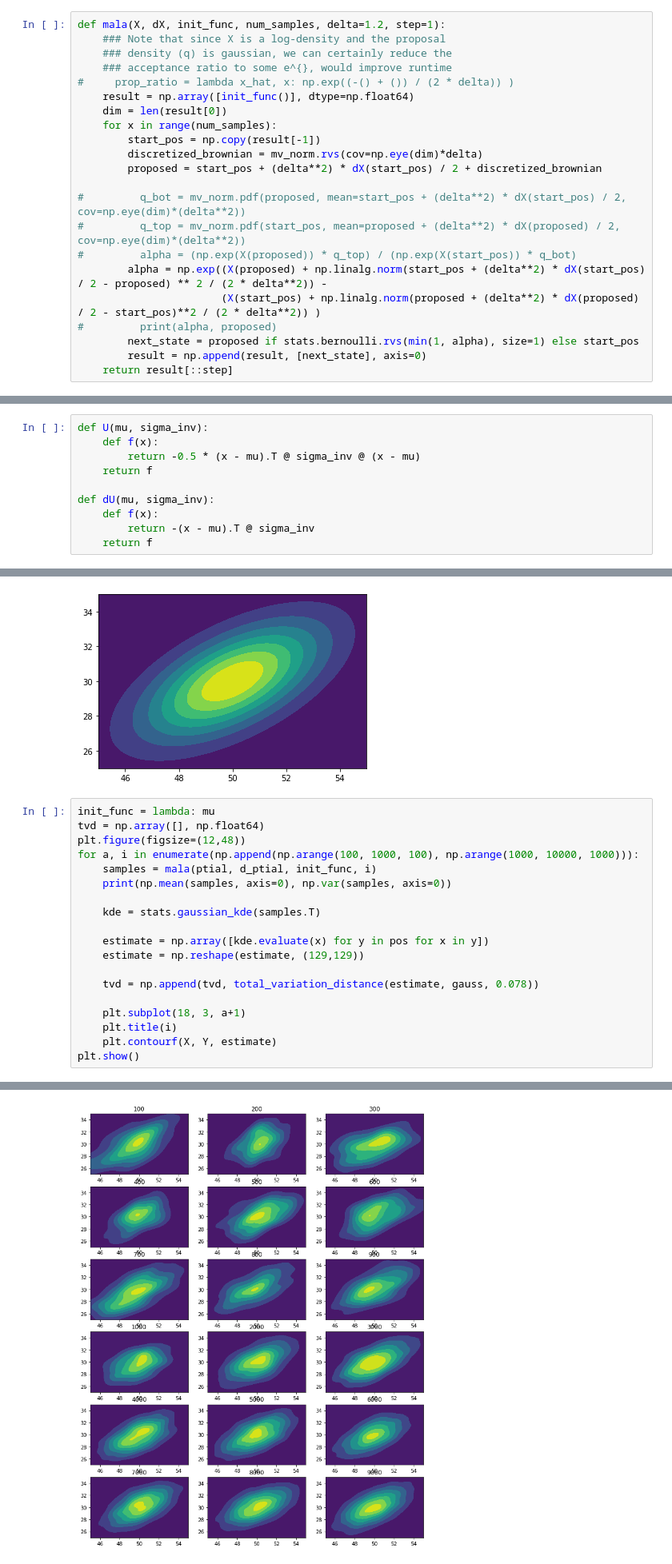
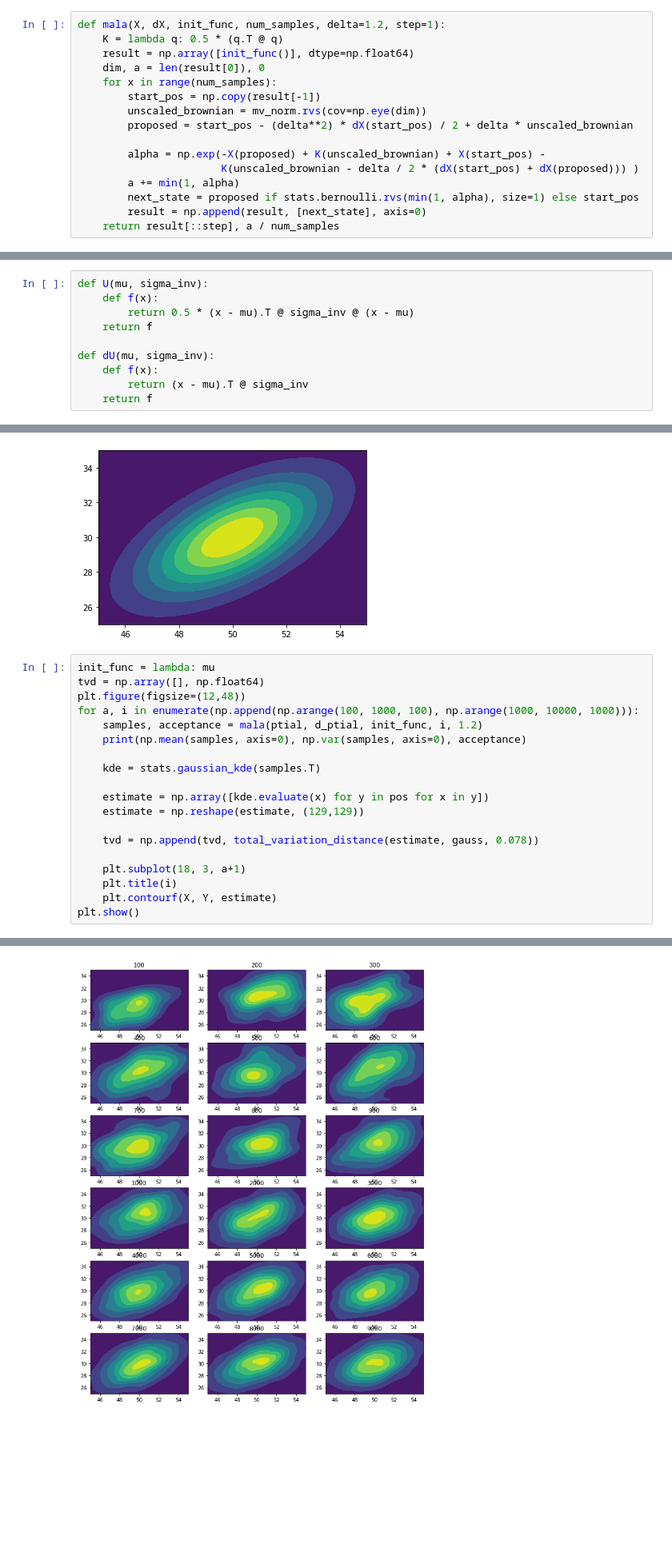
Before and after one commit to NaveenGop/SamplingComparison, a Jupyter notebook: mala.ipynb, the cells around one changed output, grey strips where cells are left out. Shown at 80% size. Cells and saved outputs as stored; diff of their text form; blank space fills up the shorter version.

Commit message:
mala finished

```diff
--- a/mala.ipynb
+++ b/mala.ipynb
@@ -11,37 +11,31 @@ from scipy.stats import multivariate_normal as mv_norm
 # Metropolis-Adjusted Langevin
 # %%
 def mala(X, dX, init_func, num_samples, delta=1.2, step=1):
-    ### Note that since X is a log-density and the proposal
-    ### density (q) is gaussian, we can certainly reduce the
-    ### acceptance ratio to some e^{}, would improve runtime
-#     prop_ratio = lambda x_hat, x: np.exp((-() + ()) / (2 * delta)) )
+    K = lambda q: 0.5 * (q.T @ q)
     result = np.array([init_func()], dtype=np.float64)
-    dim = len(result[0])
+    dim, a = len(result[0]), 0
     for x in range(num_samples):
         start_pos = np.copy(result[-1])
-        discretized_brownian = mv_norm.rvs(cov=np.eye(dim)*delta)
-        proposed = start_pos + (delta**2) * dX(start_pos) / 2 + discretized_brownian
+        unscaled_brownian = mv_norm.rvs(cov=np.eye(dim))
+        proposed = start_pos - (delta**2) * dX(start_pos) / 2 + delta * unscaled_brownian
 
-#         q_bot = mv_norm.pdf(proposed, mean=start_pos + (delta**2) * dX(start_pos) / 2, cov=np.eye(dim)*(delta**2))
-#         q_top = mv_norm.pdf(start_pos, mean=proposed + (delta**2) * dX(proposed) / 2, cov=np.eye(dim)*(delta**2))
-#         alpha = (np.exp(X(proposed)) * q_top) / (np.exp(X(start_pos)) * q_bot)
-        alpha = np.exp((X(proposed) + np.linalg.norm(start_pos + (delta**2) * dX(start_pos) / 2 - proposed) ** 2 / (2 * delta**2)) -
-                       (X(start_pos) + np.linalg.norm(proposed + (delta**2) * dX(proposed) / 2 - start_pos)**2 / (2 * delta**2)) )
-#         print(alpha, proposed)
+        alpha = np.exp(-X(proposed) + K(unscaled_brownian) + X(start_pos) -
+                       K(unscaled_brownian - delta / 2 * (dX(start_pos) + dX(proposed))) )
+        a += min(1, alpha)
         next_state = proposed if stats.bernoulli.rvs(min(1, alpha), size=1) else start_pos
         result = np.append(result, [next_state], axis=0)
-    return result[::step]
+    return result[::step], a / num_samples
 # %% [markdown]
 # Bivariate Gaussian
 # %%
 def U(mu, sigma_inv):
     def f(x):
-        return -0.5 * (x - mu).T @ sigma_inv @ (x - mu)
+        return 0.5 * (x - mu).T @ sigma_inv @ (x - mu)
     return f
 
 def dU(mu, sigma_inv):
     def f(x):
-        return -(x - mu).T @ sigma_inv
+        return (x - mu).T @ sigma_inv
     return f
 # %%
 mu = np.array([50., 30.], np.float64)
@@ -61,8 +55,8 @@ init_func = lambda: mu
 tvd = np.array([], np.float64)
 plt.figure(figsize=(12,48))
 for a, i in enumerate(np.append(np.arange(100, 1000, 100), np.arange(1000, 10000, 1000))):
-    samples = mala(ptial, d_ptial, init_func, i)
-    print(np.mean(samples, axis=0), np.var(samples, axis=0))
+    samples, acceptance = mala(ptial, d_ptial, init_func, i, 1.2)
+    print(np.mean(samples, axis=0), np.var(samples, axis=0), acceptance)
 
     kde = stats.gaussian_kde(samples.T)
 
@@ -97,4 +91,4 @@ plt.show()
-[figure, old version]
+[figure, new version]
 # %%
 plt.plot(np.append(np.arange(100, 1000, 100), np.arange(1000, 10000, 1000)), tvd)
 plt.show()
```
Also changed, not shown: parts of 3 cells of this notebook, 1 other file.
